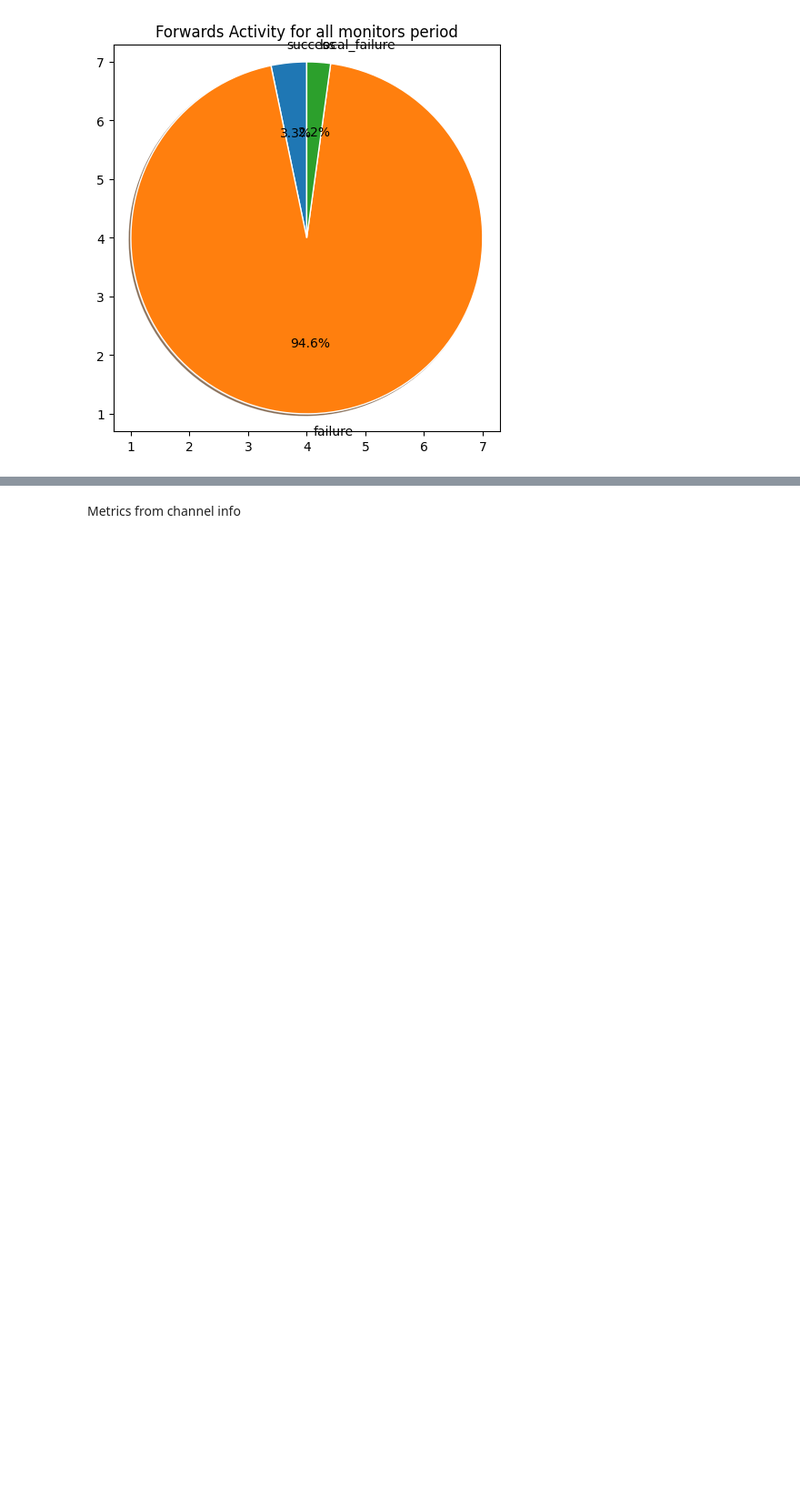
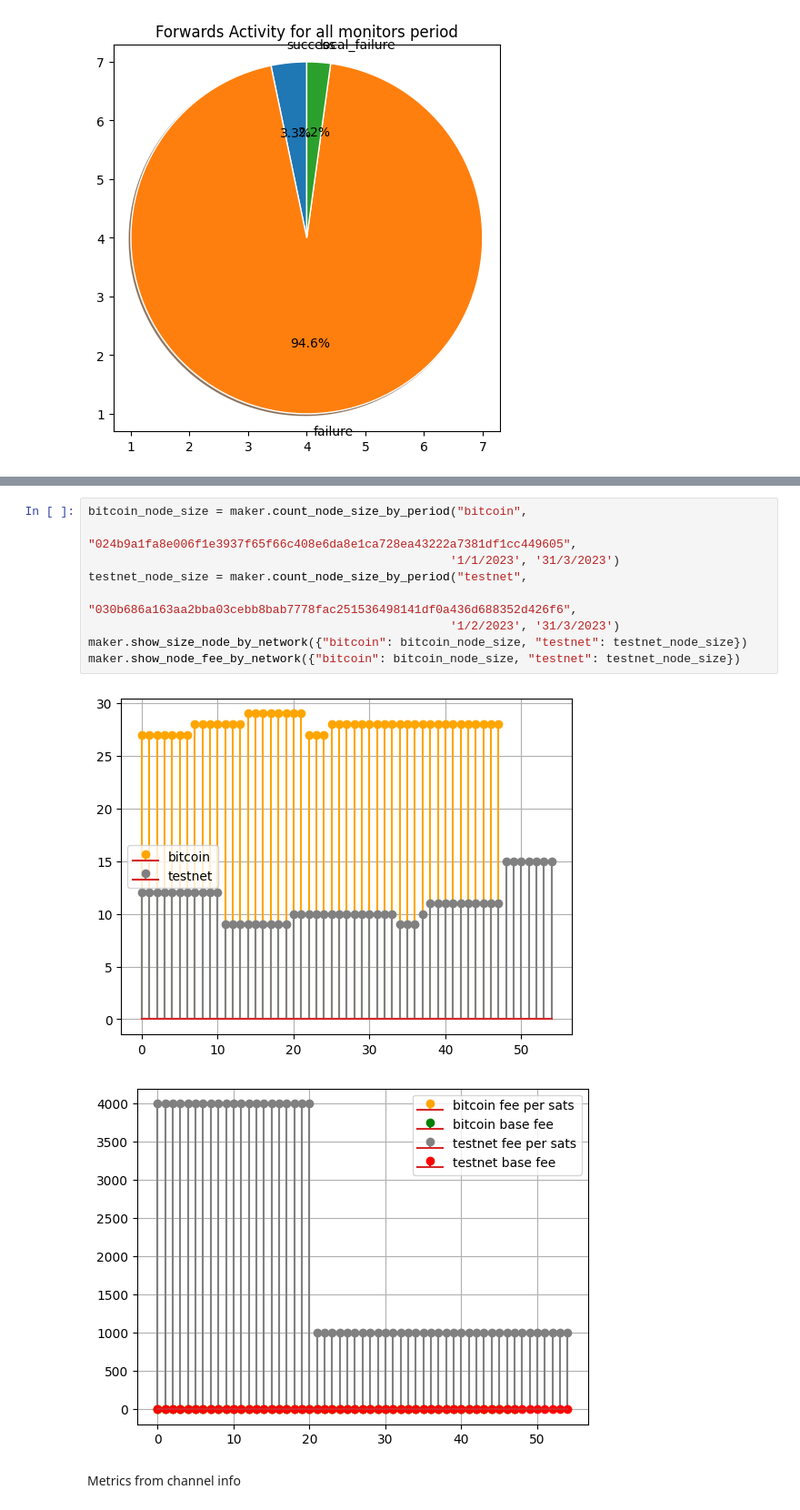
Before and after one commit to LNOpenMetrics/local-reputation-analysis, a Jupyter notebook: LN_Metrics_Chart.ipynb, the cells around one changed output, grey strips where cells are left out. Shown at 91% size. Cells and saved outputs as stored; diff of their text form; blank space fills up the shorter version.

```diff
--- a/LN_Metrics_Chart.ipynb
+++ b/LN_Metrics_Chart.ipynb
@@ -40,2 +65,14 @@ maker.show_forwards_activity_node_for_all_period("bitcoin", "024b9a1fa8e006f1e39
+# %%
+bitcoin_node_size = maker.count_node_size_by_period("bitcoin",
+                                                   "024b9a1fa8e006f1e3937f65f66c408e6da8e1ca728ea43222a7381df1cc449605",
+                                                   '1/1/2023', '31/3/2023')
+testnet_node_size = maker.count_node_size_by_period("testnet",
+                                                    "030b686a163aa2bba03cebb8bab7778fac251536498141df0a436d688352d426f6",
+                                                   '1/2/2023', '31/3/2023')
+maker.show_size_node_by_network({"bitcoin": bitcoin_node_size, "testnet": testnet_node_size})
+maker.show_node_fee_by_network({"bitcoin": bitcoin_node_size, "testnet": testnet_node_size})
+# %% [output]
+[figure, added]
+[figure, added]
 # %% [markdown]
 Metrics from channel info
```
Also changed, not shown: parts of 15 cells of this notebook, 1 other file.
